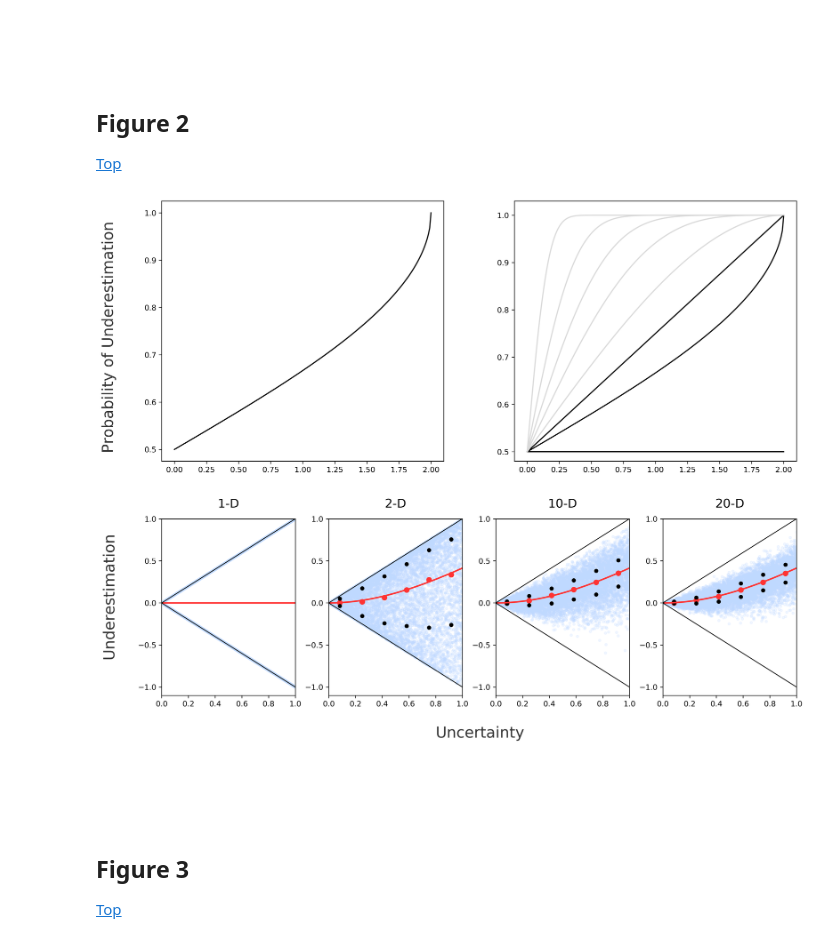
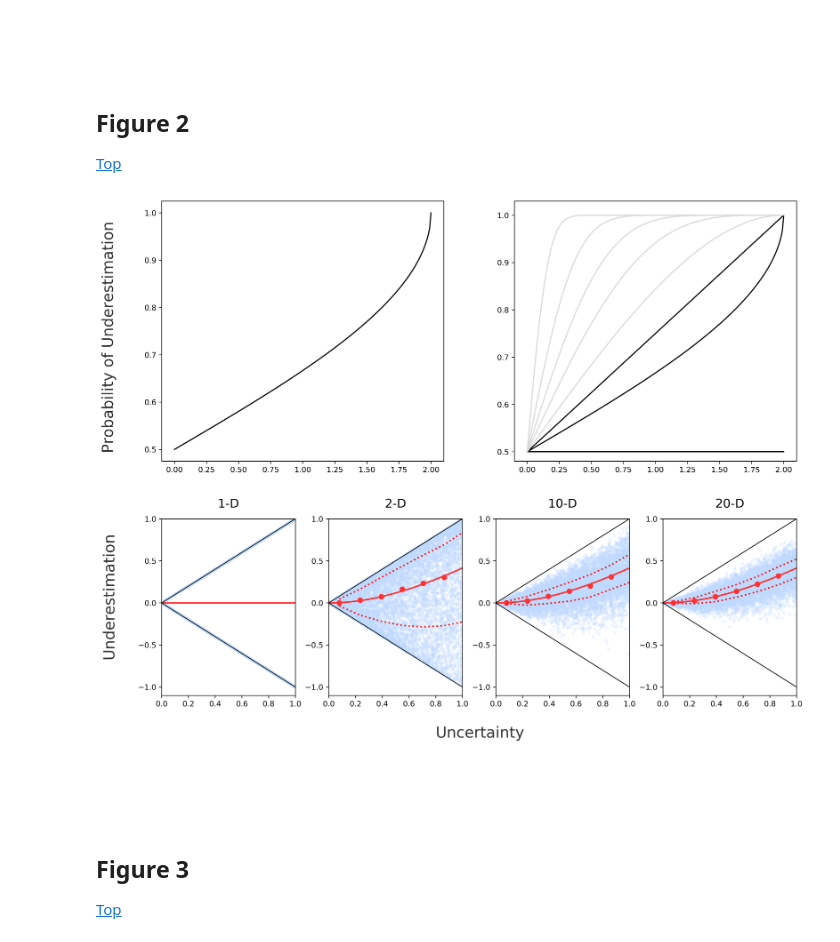
Before and after one commit to jamesaorr/scaling-up-uncertain-predictions, a Jupyter notebook: Scaling.Up_Simulations.ipynb, the cells around one changed output. Cells and saved outputs as stored; diff of their text form; code cells hidden in the pictures.

```diff
--- a/Scaling.Up_Simulations.ipynb
+++ b/Scaling.Up_Simulations.ipynb
@@ -373,16 +373,11 @@ plt.ylim(0.48, 1.03)
 
 ##### 1-D #####
 plt.subplot(3, 4, 9)
-plt.scatter(Non_add_1, Effect_1, alpha = 0.2, color = (0.75, 0.85, 1), s=10)
+plt.scatter(Non_add_1, Effect_1, alpha = 0.2, color = (0.75, 0.85, 1), s=10) # points (random sampling of hyperspheres)
 X = np.sort(Non_add_1)
-#plt.scatter(bin_1_x, bin_1_y, color = (1, 0.2, 0.2), s=40)
-#plt.scatter(bin_1_x, bin_1_y+bin_1_y_sd, color = "black", alpha = 0.6, s=40)
-#plt.scatter(bin_1_x, bin_1_y-bin_1_y_sd, color = "black", alpha = 0.6, s=40)
-plt.plot([0,1,2],[0,0,1], color = (1, 0.2, 0.2), lw=2, label=(r'Expected Median'))    # Expected median
-plt.plot(X, X, 'black', lw=1, label=("Boundaries"))
-plt.plot([0,1,2],[0,-1,0], 'black',lw=1)
-#plt.plot(X, np.sqrt(X**2+1+2*X/np.sqrt(1))-1, color = (1, 0.2, 0.2), lw=2, linestyle=':')
-#plt.plot(X, np.sqrt(X**2+1-2*X/np.sqrt(1))-1, color = (1, 0.2, 0.2), lw=2, linestyle=':')
+plt.plot([0,1,2],[0,0,1], color = (1, 0.2, 0.2), lw=2)    # 1-D median expectation
+plt.plot(X, X, 'black', lw=1)                             # Boundaries
+plt.plot([0,1,2],[0,-1,0], 'black',lw=1)                  # Boundaries
 plt.title("1-D", fontsize = 16, pad=15)
 plt.xlim(0, 1)
 plt.ylim(-1.1, 1);
@@ -391,17 +386,13 @@ plt.xticks(fontsize=10)
 
 ##### 2-D #####
 plt.subplot(3, 4, 10)
-plt.scatter(Non_add_2, Effect_2, alpha = 0.2, color = (0.75, 0.85, 1), s=10)
+plt.scatter(Non_add_2, Effect_2, alpha = 0.2, color = (0.75, 0.85, 1), s=10)   # points (random sampling of hyperspheres)
 X = np.sort(Non_add_2)
-plt.scatter(bin_2_x, bin_2_y, color = (1, 0.2, 0.2), s=40)
-#plt.plot(bin_2_x, bin_2_y_q25, "black", lw=2, linestyle=':')
-#plt.plot(bin_2_x, bin_2_y_q75, "black", lw=2, linestyle=':')
-plt.scatter(bin_2_x, bin_2_y_q25, color = "black", s=20)
-plt.scatter(bin_2_x, bin_2_y_q75, color = "black", s=20)
-plt.plot(X, np.sqrt(X**2+1)-1, color = (1, 0.2, 0.2), lw=2)
+plt.plot(X, np.sqrt(X**2+1)-1, color = (1, 0.2, 0.2), lw=2)   # General median expectation
+plt.scatter(bin_2_x, bin_2_y, color = (1, 0.2, 0.2), s=40)    # Median of bins of data (red points)
+plt.plot(bin_2_x, bin_2_y_q25, "red", lw=2, linestyle=':')    # 25 quartlie bins of data (red dashed lines)
+plt.plot(bin_2_x, bin_2_y_q75, "red", lw=2, linestyle=':')    # 75 quartlie bins of data (red dashed lines)
 plt.plot(X, X, 'black', lw=1)
-#plt.plot(X, np.sqrt(X**2+1+2*X/np.sqrt(2))-1, color = (1, 0.2, 0.2), lw=2, linestyle=':')
-#plt.plot(X, np.sqrt(X**2+1-2*X/np.sqrt(2))-1, color = (1, 0.2, 0.2), lw=2, linestyle=':')
 plt.plot([0,1,2],[0,-1,0], 'black',lw=1)
 plt.title("2-D", fontsize = 16, pad=15)
 plt.xlim(0, 1)
@@ -414,53 +405,45 @@ plt.subplot(3, 4, 11)
 plt.scatter(Non_add_10, Effect_10, alpha = 0.2, color = (0.75, 0.85, 1), s=10)
 X = np.sort(Non_add_10)
 plt.scatter(bin_10_x, bin_10_y, color = (1, 0.2, 0.2), s=40)
-#plt.plot(bin_10_x, bin_10_y_q25, color = "black", lw=2, linestyle=':')
-#plt.plot(bin_10_x, bin_10_y_q75, color = "black", lw=2, linestyle=':')
-plt.scatter(bin_10_x, bin_10_y_q25, color = "black", s=20)
-plt.scatter(bin_10_x, bin_10_y_q75, color = "black", s=20)
+plt.plot(bin_10_x, bin_10_y_q25, color = "red", lw=2, linestyle=':')
+plt.plot(bin_10_x, bin_10_y_q75, color = "red", lw=2, linestyle=':')
 plt.plot(X, np.sqrt(X**2+1)-1, color = (1, 0.2, 0.2), lw=2)
 plt.plot(X, X, 'black', lw=1)
-#plt.plot(X, np.sqrt(X**2+1+2*X/np.sqrt(10))-1, color = (1, 0.2, 0.2), lw=2, linestyle=':')
-#plt.plot(X, np.sqrt(X**2+1-2*X/np.sqrt(10))-1, color = (1, 0.2, 0.2), lw=2, linestyle=':')
 plt.plot([0,1,2],[0,-1,0], 'black',lw=1)
 plt.title("10-D", fontsize = 16, pad=15)
 plt.xlim(0, 1)
 plt.ylim(-1.1, 1);
 plt.yticks([-1.0, -0.5, 0.0, 0.5, 1.0], fontsize=10)
 plt.xticks(fontsize=10)
 
 ##### 20-D #####
 plt.subplot(3, 4, 12)
 plt.scatter(Non_add_20, Effect_20, alpha = 0.2, color = (0.75, 0.85, 1), s=10)
 X = np.sort(Non_add_20)
 plt.scatter(bin_20_x, bin_20_y, color = (1, 0.2, 0.2), s=40)
-#plt.plot(bin_20_x, bin_20_y_q25, "black", lw=2, linestyle=':')
-#plt.plot(bin_20_x, bin_20_y_q75, "black", lw=2, linestyle=':')
-plt.scatter(bin_20_x, bin_20_y_q25, color = "black", s=20)
-plt.scatter(bin_20_x, bin_20_y_q75, color = "black", s=20)
+plt.plot(bin_20_x, bin_20_y_q25, "red", lw=2, linestyle=':')
+plt.plot(bin_20_x, bin_20_y_q75, "red", lw=2, linestyle=':')
 plt.plot(X, np.sqrt(X**2+1)-1, color = (1, 0.2, 0.2), lw=2)
 plt.plot(X, X, 'black', lw=1)
-#plt.plot(X, np.sqrt(X**2+1+2*X/np.sqrt(20))-1, color = (1, 0.2, 0.2), lw=2, linestyle=':')
-#plt.plot(X, np.sqrt(X**2+1-2*X/np.sqrt(20))-1, color = (1, 0.2, 0.2), lw=2, linestyle=':')
 plt.plot([0,1,2],[0,-1,0], 'black',lw=1)
 plt.title("20-D", fontsize = 16, pad=15)
 plt.xlim(0, 1)
 plt.ylim(-1.1, 1);
 plt.yticks([-1.0, -0.5, 0.0, 0.5, 1.0], fontsize=10)
 plt.xticks(fontsize=10)
 
 
 
 ############ Annotations #################
 
 plt.text(-4.2, 4.4, "Probability of Underestimation", fontsize=20, alpha = 0.8, rotation=90);
 plt.text(-4.2, 0.7, "Underestimation", fontsize=20, alpha = 0.8, rotation=90);
 plt.text(-1.7, -1.6, "Uncertainty", fontsize=20, alpha = 0.8)
 
 
 plt.subplots_adjust(wspace=0.25, hspace=-0.1);
 # %% [output]
-[figure, old version]
+[figure, new version]
 # %% [markdown]
 <br>
 <br>
```
Also changed, not shown: parts of 7 cells of this notebook.
